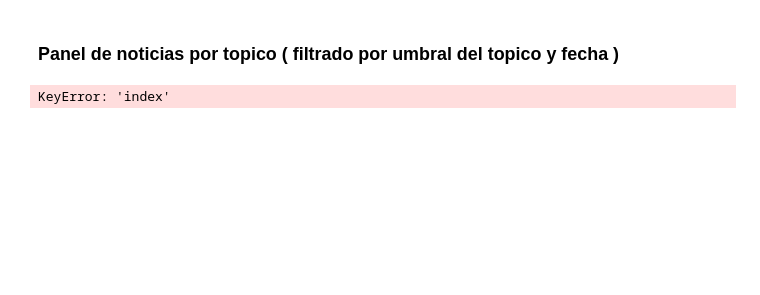
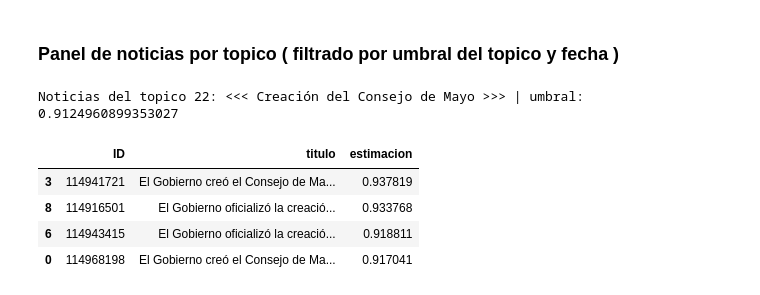
Before and after one commit to gabrielfernandorey/ITBA-NLP, a Jupyter notebook: NLP_03_merged.ipynb, the cells around one changed output. Cells and saved outputs as stored; diff of their text form; code cells hidden in the pictures; blank space fills up the shorter version.

```diff
--- a/NLP_03_merged.ipynb
+++ b/NLP_03_merged.ipynb
@@ -498,7 +513,33 @@ def panel_news(topic_id, fecha):
+# %%
+def panel_news(topic_id, fecha):
+
+    news_results = select_data_from_news(topic=topic_id)
+    if news_results:
+        if fecha in news_results[4]:
+            data_view = {   'ID': news_results[0],
+                            'titulo': news_results[1],
+                            'estimacion': news_results[3]}
+
+            name, threshold = get_one_topic(topic_id)
+            print(f"Noticias del topico {topic_id}: <<< {name} >>> | umbral: {threshold}")
+            df_view = pd.DataFrame(data_view)
+            df_view.sort_values('estimacion', ascending=False, inplace=True)
+            df_result = df_view[df_view['estimacion'] > threshold]
+
+            return df_result
+        else:
+            print("No hay tópicos para los parámetros elegidos")
+    else:
+        print("No hay tópicos para los parámetros elegidos")
 # %%
 fecha = None
-fecha = '2024-07-16'
-topic_id = 8
+fecha = '2024-07-17'
+topic_id = 22
 panel_news(topic_id, fecha)
 # %% [output]
-KeyError: 'index'
+Noticias del topico 22: <<< Creación del Consejo de Mayo >>> | umbral: 0.9124960899353027
+|  | ID | titulo | estimacion |
+| 3 | 114941721 | El Gobierno creó el Consejo de Ma... | 0.937819 |
+| 8 | 114916501 | El Gobierno oficializó la creació... | 0.933768 |
+| 6 | 114943415 | El Gobierno oficializó la creació... | 0.918811 |
+| 0 | 114968198 | El Gobierno creó el Consejo de Ma... | 0.917041 |
```
Also changed, not shown: parts of 16 cells of this notebook, 14 other files.
